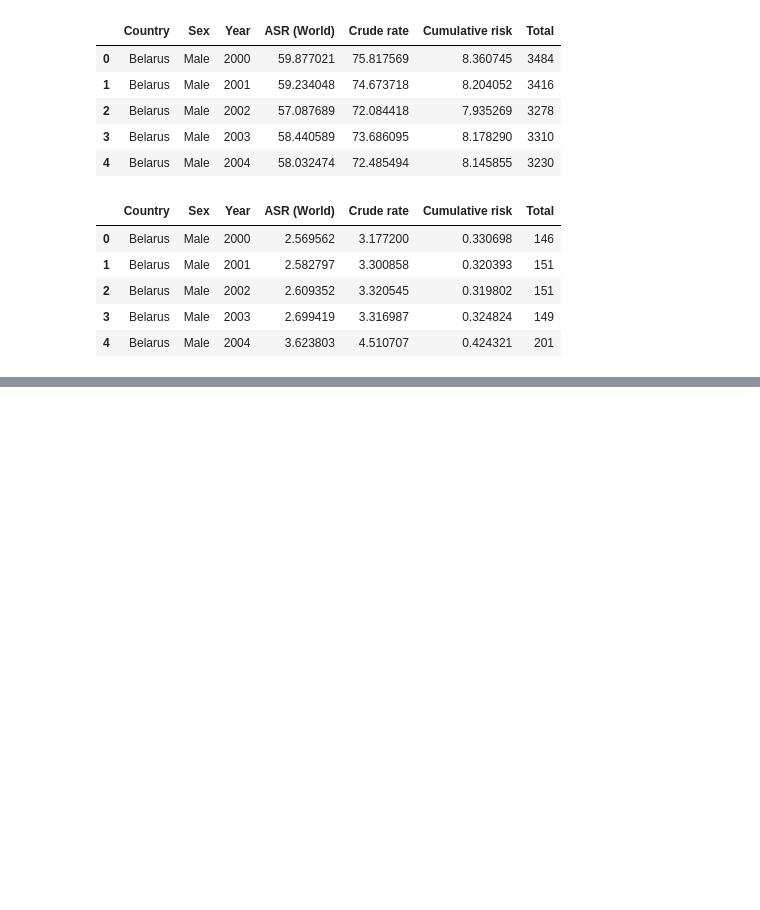
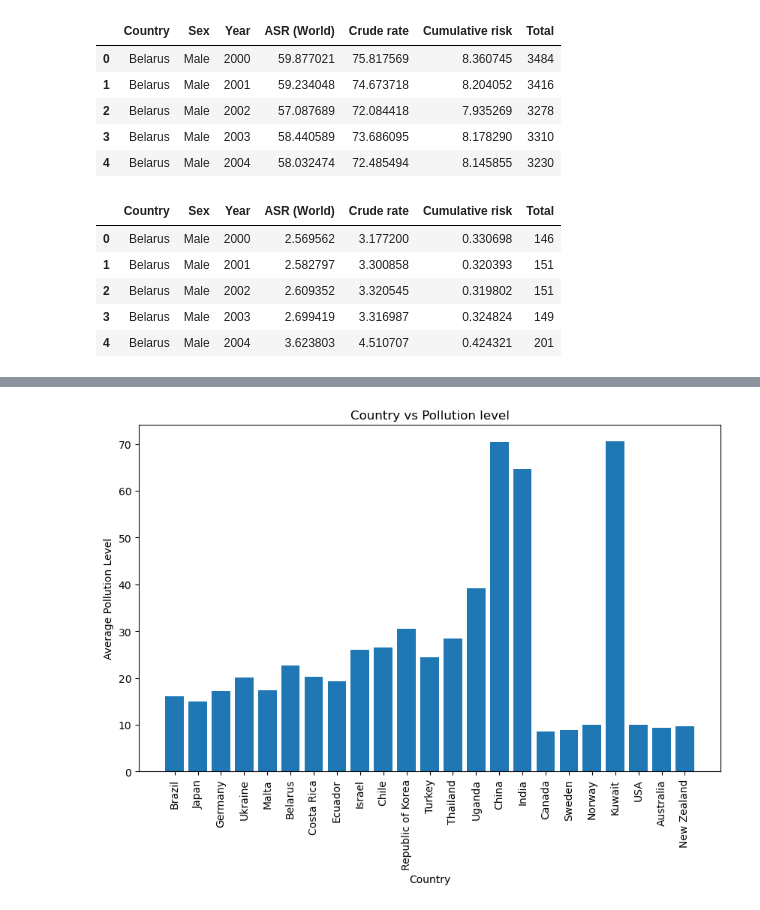
Before and after one commit to rohanhpatel/nw-project-1, a Jupyter notebook: project1.ipynb, the cells around one changed output, grey strips where cells are left out. Drawn from its saved outputs; the diff is of its cells as text; code cells hidden in the pictures; blank space fills up the shorter version.

```diff
--- a/project1.ipynb
+++ b/project1.ipynb
@@ -135,2 +164,20 @@ melanoma_full_data = melanoma_pollution_data.merge(GDP_data, how='left', on='Cou
+# %%
+
+# Filter the particle data to include only the selected countries
+selected_particle_data = particle_data[particle_data["Country"].isin(selected_countries)]
+
+# find the countries with the highest polution indices
+
+plt.figure(figsize=(10, 6))
+plt.bar(selected_particle_data["Country"], selected_particle_data["Average Weighted Concentration"])
+plt.xlabel("Country")
+plt.ylabel("Average Pollution Level")
+plt.title("Country vs Pollution level")
+plt.xticks(rotation=90)
+plt.show()
+
+#create a bar chart
+# %% [output]
+[figure, added]
 # %%
 # create a scatter plot with and GDP (Y) and pollution level (X)
```
Also changed, not shown: parts of 8 cells of this notebook.
